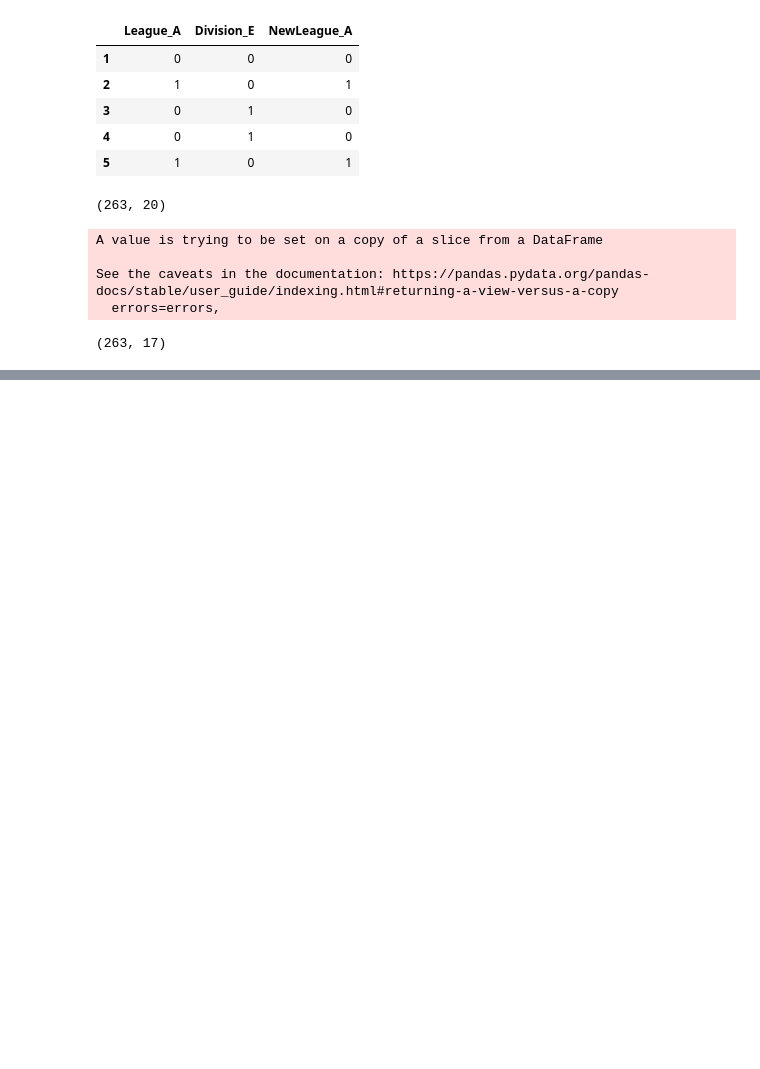
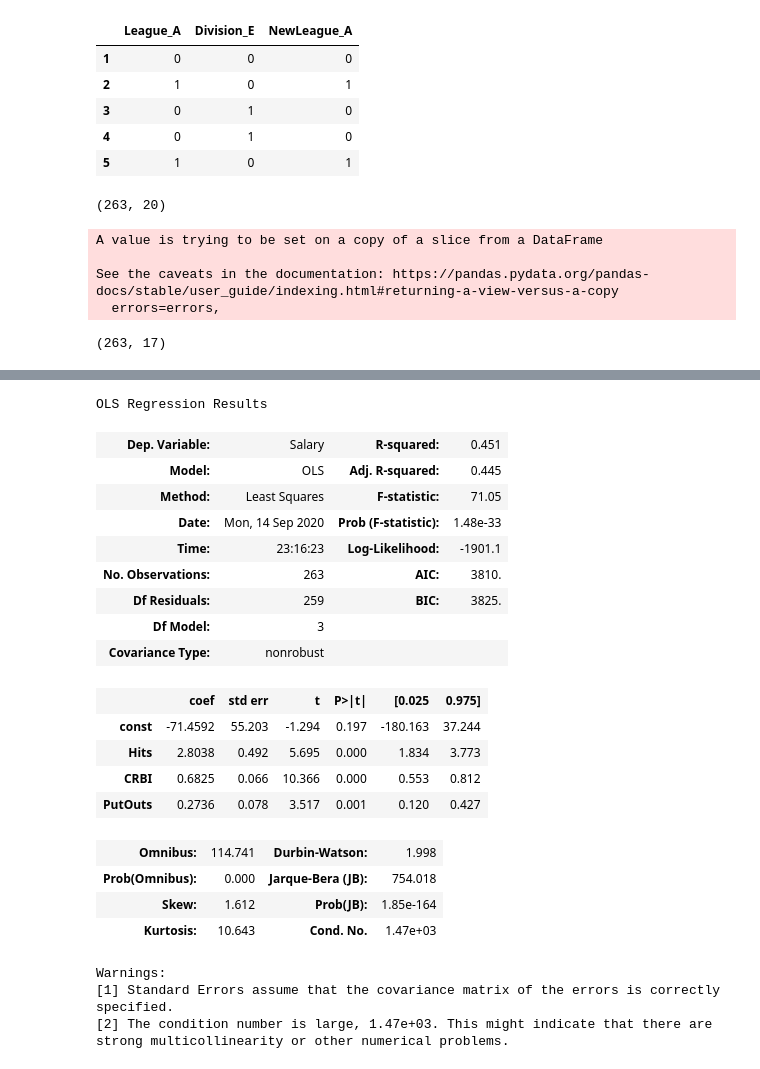
Before and after one commit to Rtavakol/ISLR, a Jupyter notebook: Notebooks/Chapter 6/Lab1/Lab1.ipynb, the cells around one changed output, grey strips where cells are left out. Saved outputs shown, nothing was run; the diff lists cells and outputs as text; code cells hidden in the pictures; blank space fills up the shorter version.

```diff
--- a/Notebooks/Chapter 6/Lab1/Lab1.ipynb
+++ b/Notebooks/Chapter 6/Lab1/Lab1.ipynb
@@ -144,0 +209,5 @@ df = pd.concat([df_hitter, df_dummies], axis = 1)
+# %%
+# Number of combinations for different k
+for k in range(1, len(features) + 1):
+    comb = combinations(features, k)
+    print(k, len(list(comb)))
@@ -144,0 +234,28 @@ df = pd.concat([df_hitter, df_dummies], axis = 1)
+# %%
+# Perform linear regression for a given set of features
+def regression_model(data, features):
+    x = sm.add_constant(data[features])
+    y = data['Salary']
+    model = sm.OLS(y,x)
+    result = model.fit()
+    RSS = result.ssr
+    return result, RSS
+# %%
+def best_k_model(data, features, k):
+
+    model_results = []
+    RSS_results = []
+    for comb in combinations(features, k):
+        model, RSS = regression_model(data, list(comb))
+        model_results.append(model)
+        RSS_results.append(RSS)
+
+    argmin = np.argmin(RSS_results)
+
+    return model_results[argmin]
+# %%
+best_models = []
+# As it takes a long time to find the best k model for all 19 different k, lets just do it for a limitted numbers of k
+for k in [1, 2, 3, 4, 16, 17, 18, 19]:
+    print(k)
+    best_models.append(best_k_model(df, features, k))
@@ -144,0 +271,26 @@ df = pd.concat([df_hitter, df_dummies], axis = 1)
+# %%
+best_models[2].summary()
+# %% [output]
+OLS Regression Results
+| Dep. Variable: | Salary | R-squared: | 0.451 |
+| Model: | OLS | Adj. R-squared: | 0.445 |
+| Method: | Least Squares | F-statistic: | 71.05 |
+| Date: | Mon, 14 Sep 2020 | Prob (F-statistic): | 1.48e-33 |
+| Time: | 23:16:23 | Log-Likelihood: | -1901.1 |
+| No. Observations: | 263 | AIC: | 3810. |
+| Df Residuals: | 259 | BIC: | 3825. |
+| Df Model: | 3 |  |  |
+| Covariance Type: | nonrobust |  |  |
+|  | coef | std err | t | P>|t| | [0.025 | 0.975] |
+| const | -71.4592 | 55.203 | -1.294 | 0.197 | -180.163 | 37.244 |
+| Hits | 2.8038 | 0.492 | 5.695 | 0.000 | 1.834 | 3.773 |
+| CRBI | 0.6825 | 0.066 | 10.366 | 0.000 | 0.553 | 0.812 |
+| PutOuts | 0.2736 | 0.078 | 3.517 | 0.001 | 0.120 | 0.427 |
+| Omnibus: | 114.741 | Durbin-Watson: | 1.998 |
+| Prob(Omnibus): | 0.000 | Jarque-Bera (JB): | 754.018 |
+| Skew: | 1.612 | Prob(JB): | 1.85e-164 |
+| Kurtosis: | 10.643 | Cond. No. | 1.47e+03 |
+Warnings:
+[1] Standard Errors assume that the covariance matrix of the errors is correctly specified.
+[2] The condition number is large, 1.47e+03. This might indicate that there are
+strong multicollinearity or other numerical problems.
```
Also changed, not shown: parts of 7 cells of this notebook.
